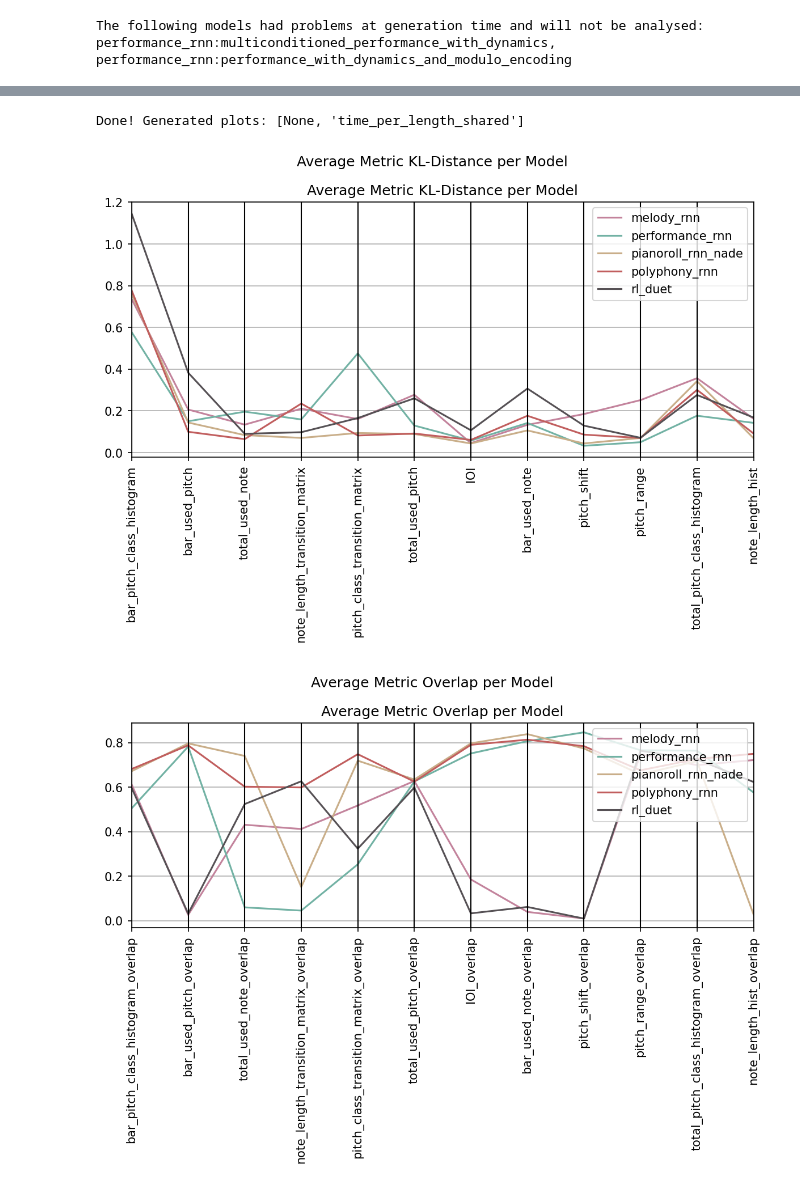
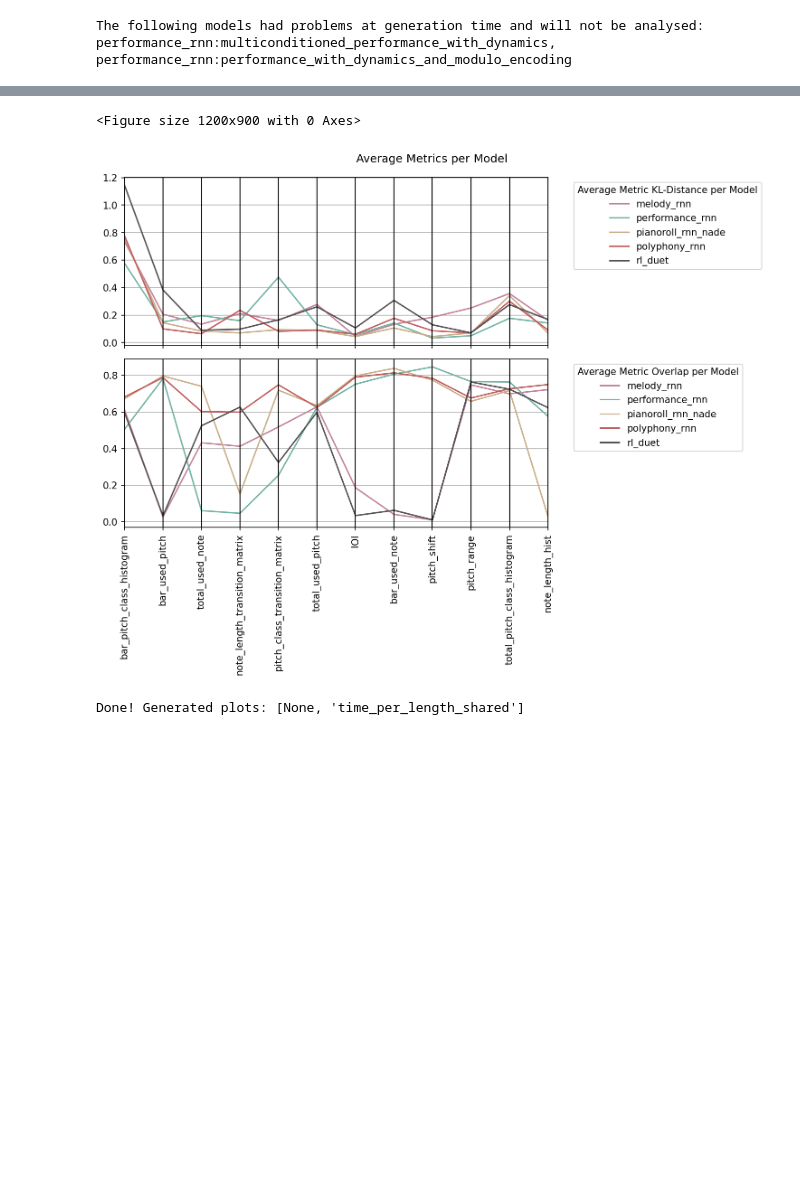
Before and after one commit to ghalestrilo/ornette, a Jupyter notebook: scripts/analysis.ipynb, the cells around one changed output, grey strips where cells are left out. Drawn from its saved outputs; the diff is of its cells as text; code cells hidden in the pictures; blank space fills up the shorter version.

Commit message:
⛏ make parallel multiplot (error + kl div)

```diff
--- a/scripts/analysis.ipynb
+++ b/scripts/analysis.ipynb
@@ -629,50 +629,75 @@ if False:
         pc = parallel_coordinates(final_df, 'model', colors=["#c3839c", "#72b2a4", "#c9ae89", "#c15e5e", "#565155"])
         plt.tight_layout()
         # plt.savefig('test.png')
         # plt.show()
 
+colors = [ None
+    , '#2f4b7c'
+    , '#665191'
+    , '#a05195'
+    , '#d45087'
+    , '#f95d6a'
+    , '#ff7c43'
+    , '#ffa600'
+][1:]
+
+colors = ["#c3839c", "#72b2a4", "#c9ae89", "#c15e5e", "#565155"]
+
 # Parallel Coordinates (Averages)
 from pandas.plotting import parallel_coordinates
 if True:
     df_by_model = df.copy()
-    df_by_model = df_by_model.groupby('model').mean().reset_index()
+    df_by_model = df_by_model.groupby(('model')).mean().reset_index()
+
+    # TODO: Create a function for everything below this line
+    # This way we can make more plots like this one
 
     # Column names to filter out
-    ignore_words = ['std', 'avg', 'kl', 'div']
+    ignore_words = ['std', 'avg', 'kl', 'div', 'overlap']
     filter_metric_names = lambda list_: ['_'.join([x for x in name.split('_') if x not in ignore_words]) for name in list_]
 
     # TODO: I don't know how to plot
     # stds = subset_df.groupby('model').std().reset_index()
     metricsets = [ None
                  , (kl_divs, "Average Metric KL-Distance per Model")
                  , (overlaps, "Average Metric Overlap per Model")
                  ][1:]
+
+    # Create Multiplot
+    a = plt.figure(dpi=150,figsize=(8,6))
+    fig, axs = plt.subplots(2, dpi=150,figsize=(10,8),sharex='col', sharey='row')
+    gs = fig.add_gridspec(2, 1, hspace=0, wspace=0)
+    plt.suptitle("Average Metrics per Model")
+    # axs = gs.subplots(sharex='col', sharey='row')
+    plt.xticks(rotation=90)
+
+    # Create Subplots
     for i, (metricset, title) in enumerate(metricsets):
 
         # Rename columns
-        for inner_df in [subset_df, df_by_model]:
+        subset_df = df_by_model[metricset + ['model']]
+        for inner_df in [subset_df, subset_df]:
             inner_df.columns = filter_metric_names(inner_df.columns)
         metricset = filter_metric_names(metricset)
 
+        final_df = pd.DataFrame(subset_df, columns=metricset)
+        final_df = pd.concat([final_df, subset_df['model']], axis=1)
+        # plots.append()
+        parallel_coordinates(final_df, 'model', colors=colors, ax=axs[i])
+        axs[i].legend(title=title, bbox_to_anchor=(1.05, 1), loc='upper left')
+        plt.tight_layout()
 
-        a = plt.figure(dpi=150,figsize=(8,6))
-        plt.suptitle(title)
-        subset_df = df_by_model[metricset + ['model']]
-        plt.title(title)
-        plt.xticks(rotation=90)
-        final_df = pd.DataFrame(subset_df, columns=metricset)
-        final_df = pd.concat([final_df, df_by_model['model']], axis=1)
-        pc = parallel_coordinates(final_df, 'model', colors=["#c3839c", "#72b2a4", "#c9ae89", "#c15e5e", "#565155"])
-        plt.tight_layout()
-        plt.savefig('test.png')
-        # plt.show()
+    plt.savefig('test.png')
+    plt.show()
 
+# TODO
+# Parallel Coordinates (Best of each (ornette) vs baseline)
 
 print(f'Done! Generated plots: {plots_to_make}')
 # %% [output]
-Done! Generated plots: [None, 'time_per_length_shared']
+<Figure size 1200x900 with 0 Axes>
-[figure, old version]
+[figure, new version]
-[figure, removed]
+Done! Generated plots: [None, 'time_per_length_shared']
 # %%
 # print(df)
 print()
```
Also changed, not shown: 1 other file.
